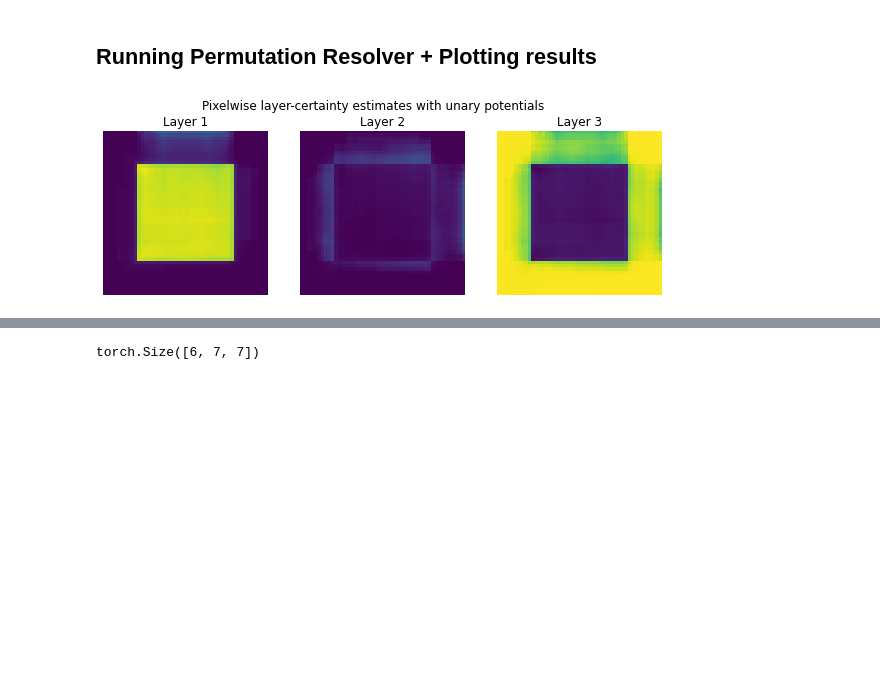
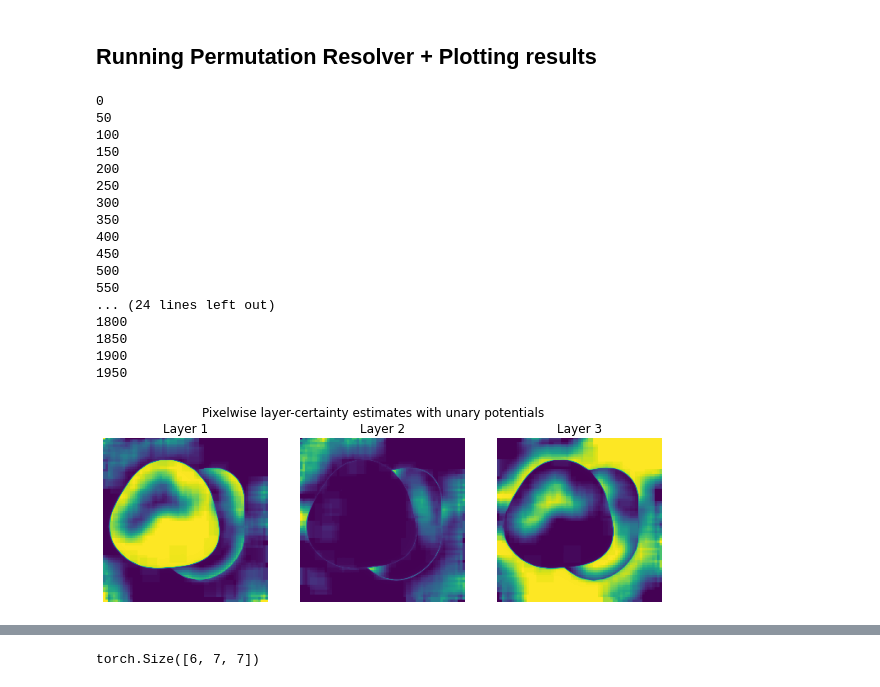
Before and after one commit to aneeldamaraju/fieldofjunctions, a Jupyter notebook: Cavi 2-object tests NEW CODE.ipynb, the cells around one changed output, grey strips where cells are left out. Cells and saved outputs as stored; diff of their text form; code cells hidden in the pictures; blank space fills up the shorter version.

```diff
--- a/Cavi 2-object tests NEW CODE.ipynb
+++ b/Cavi 2-object tests NEW CODE.ipynb
@@ -200,7 +308,7 @@ plt.axis('off');
 opts = SimpleNamespace()
 
 opts.R                        = 21
-opts.stride                   = 1
+opts.stride                   = 3
 opts.eta                      = 0.01
 opts.delta                    = 0.05
 opts.lr_angles                = 0.003
@@ -349,34 +456,52 @@ def func(x):
     mult = torch.exp(-30.0 * x.max(0, keepdim=True)[0].max(1, keepdim=True)[0] ** 2)
     return mult* torch.exp(3.0 * x)
 
-ang_idxs_unary,ang_ind_list = expanded_resolve_permutations_mrf(ang_permutations, stride=1, Ns=3, PLOT=True, max_iters=500,unary = torch.tensor(.000001*unary_pots), unary_func = unary_func, func=func, func2=func, seed=[50,0])
+ang_idxs_unary,ang_ind_list = expanded_resolve_permutations_mrf(ang_permutations, stride=opts.stride, Ns=3, PLOT=True, max_iters=2000,unary = torch.tensor(.000001*unary_pots), unary_func = unary_func, func=func, func2=func, seed=[50,0])
 ang_perm_tensor_unary = perm_list[ang_idxs_unary].view(1,1,1,1,H_patches,W_patches,3)
 ang_perm_tensor_unary = ang_perm_tensor_unary.repeat(1,1,opts.R,opts.R,1,1,1)
 
 ang_perm_wedges_unary = torch.gather(ang_sorted_wedges_resh, -1, ang_perm_tensor_unary)
 ang_perm_wedges_unary = ang_perm_wedges_unary.swapdims(1,6).squeeze(6)
 
-H,W = [48,48]
+# H,W = [201,201]
+
 wedge_out_unary_1 = reconstruct_img(ang_perm_wedges_unary[0,0,...],H,W,opts.stride,opts.R)
 wedge_out_unary_2 = reconstruct_img(ang_perm_wedges_unary[0,1,...],H,W,opts.stride,opts.R)
 wedge_out_unary_3 = reconstruct_img(ang_perm_wedges_unary[0,2,...],H,W,opts.stride,opts.R)
 plt.figure(figsize=[10,30])
 plt.subplot(131)
 plt.imshow(wedge_out_unary_1,vmin=0,vmax=1)
 # plt.colorbar()
 plt.axis('off')
 plt.title('Layer 1')
 plt.subplot(132)
 plt.imshow(wedge_out_unary_2,vmin=0,vmax=1)
 # plt.colorbar()
 plt.axis('off')
 plt.title('Layer 2')
 plt.subplot(133)
 plt.imshow(wedge_out_unary_3,vmin=0,vmax=1)
 # plt.colorbar()
 plt.axis('off')
 plt.title('Layer 3')
 plt.suptitle('Pixelwise layer-certainty estimates with unary potentials')
 plt.subplots_adjust(top=1.73);
 # %% [output]
+0
+50
+100
+150
+200
+250
+300
+350
+400
+450
+500
+550
+... (24 lines left out)
+1800
+1850
+1900
+1950
-[figure, old version]
+[figure, new version]
```
Also changed, not shown: parts of 8 cells of this notebook, 7 other files.
